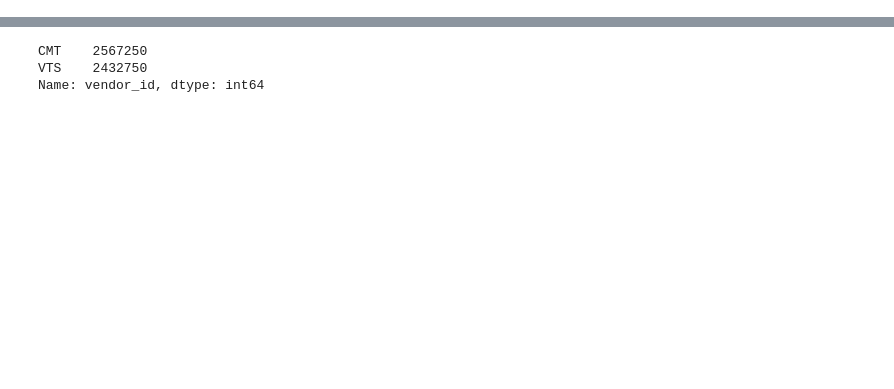
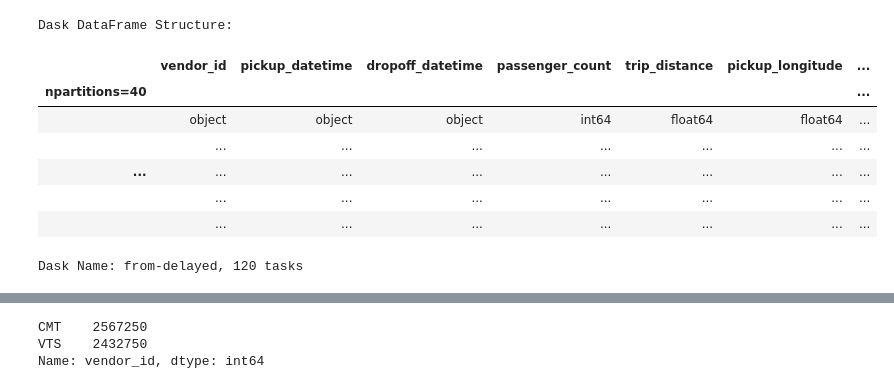
Before and after one commit to nevhan/imc-stem, a Jupyter notebook: examples/nyc_cab/nyc_cab.ipynb, the cells around one changed output, grey strips where cells are left out. Drawn from its saved outputs; the diff is of its cells as text; code cells hidden in the pictures; blank space fills up the shorter version.

```diff
--- a/examples/nyc_cab/nyc_cab.ipynb
+++ b/examples/nyc_cab/nyc_cab.ipynb
@@ -24,25 +24,35 @@ client
 # %%
 columns = [
     'vendor_id', 'pickup_datetime', 'dropoff_datetime', 'passenger_count',
     'trip_distance', 'pickup_longitude', 'pickup_latitude', 'rate_code',
     'store_and_fwd_flag', 'dropoff_longitude', 'dropoff_latitude', 'payment_type',
     'fare_amount', 'surcharge', 'mta_tax', 'tip_amount', 'tolls_amount', 'total_amount'
 ]
 
 df = dd.read_csv(
-    urlpath='s3://stem-pres/nyc_cab/yellow*2017*.csv.gz',
+    urlpath='s3://stem-pres/nyc_cab/yellow*2013*.csv.gz',
     storage_options={
         'key': 'opt-minio-dev',
         'secret': 'opt-minio-dev',
         'client_kwargs': dict(endpoint_url='http://minio.opt-pilot.svc.hkcc.ks:9000/')
     },
     compression='gzip',
     blocksize=None,
     names=columns,
     header=0
 )
 
 df
+# %% [output]
+Dask DataFrame Structure:
+|  | vendor_id | pickup_datetime | dropoff_datetime | passenger_count | trip_distance | pickup_longitude | ... |
+| npartitions=40 |  |  |  |  |  |  | ... |
+|  | object | object | object | int64 | float64 | float64 | ... |
+|  | ... | ... | ... | ... | ... | ... | ... |
+| ... | ... | ... | ... | ... | ... | ... | ... |
+|  | ... | ... | ... | ... | ... | ... | ... |
+|  | ... | ... | ... | ... | ... | ... | ... |
+Dask Name: from-delayed, 120 tasks
 # %%
 df.persist()
 # %% [output]
```
Also changed, not shown: parts of 11 cells of this notebook.
